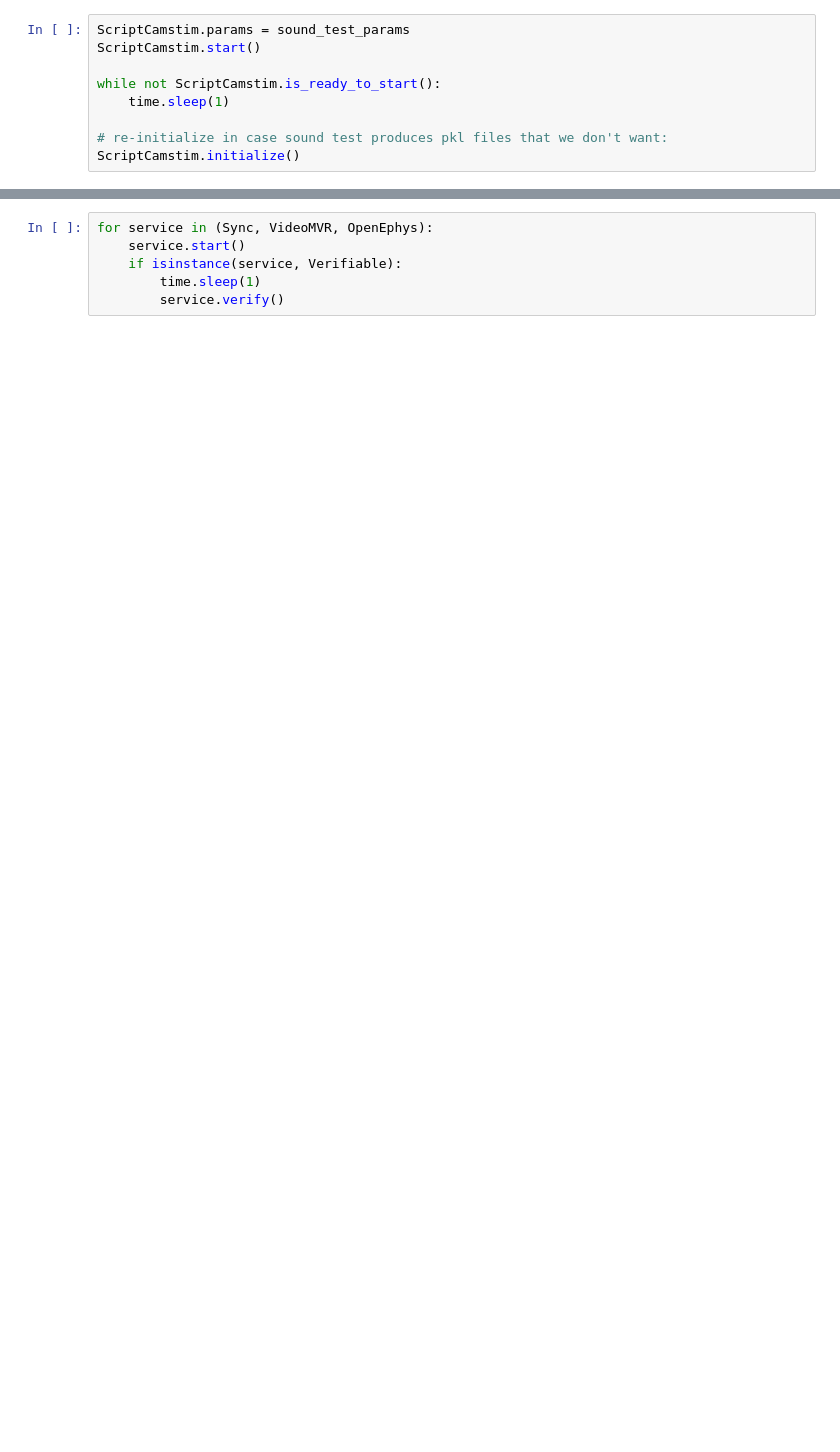
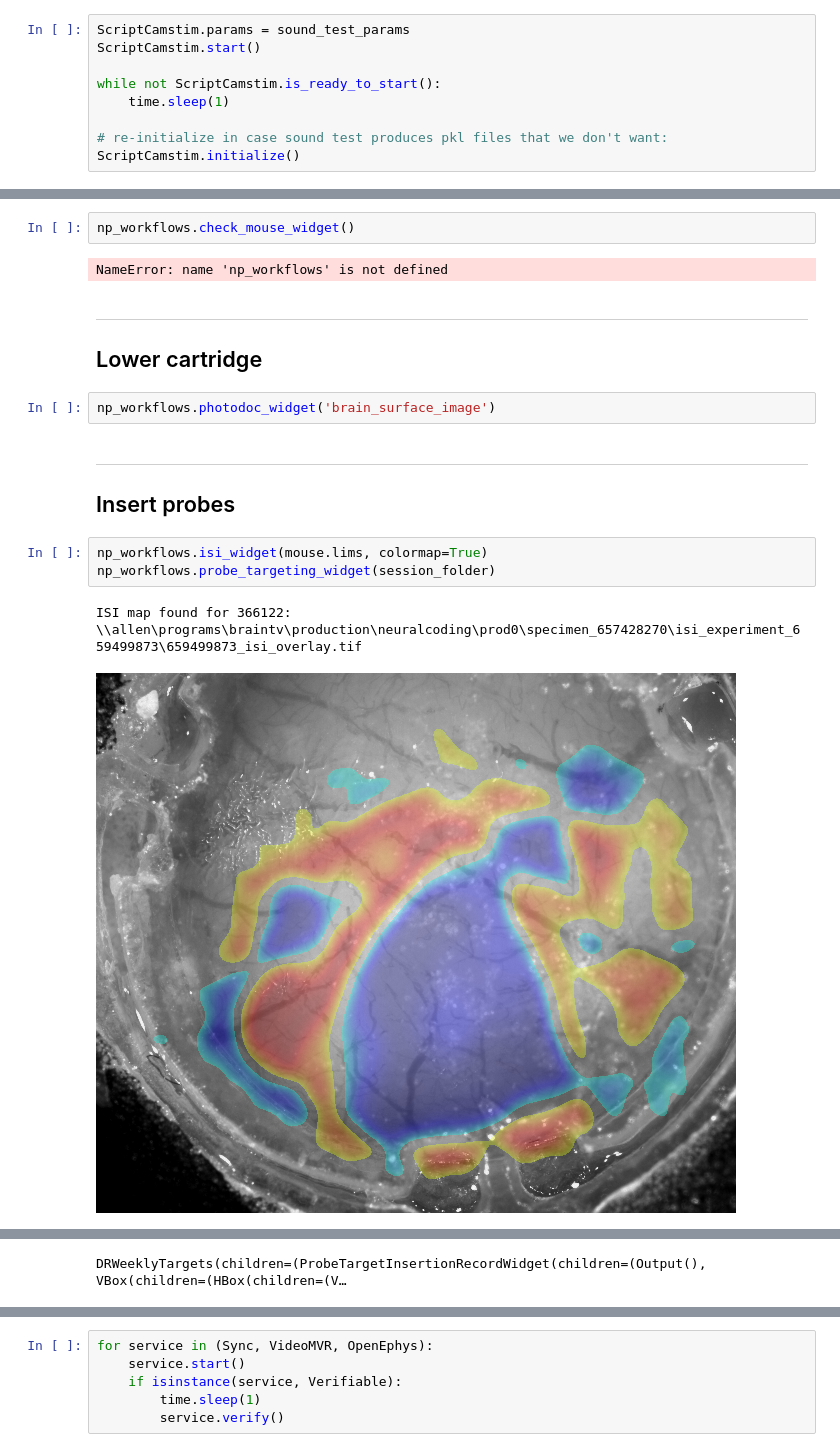
Before and after one commit to ryan-gillis/np_notebooks, a Jupyter notebook: dynamic_routing/dynamic_routing_task2_pilot.ipynb, the cells around one changed output, grey strips where cells are left out. Drawn from its saved outputs; the diff is of its cells as text; blank space fills up the shorter version.

Commit message:
Add new widgets

```diff
--- a/dynamic_routing/dynamic_routing_task2_pilot.ipynb
+++ b/dynamic_routing/dynamic_routing_task2_pilot.ipynb
@@ -196,0 +211,19 @@ Sync.get_state()
+# %%
+np_workflows.check_mouse_widget()
+# %% [output]
+NameError: name 'np_workflows' is not defined
+# %% [markdown]
+***
+## Lower cartridge
+# %%
+np_workflows.photodoc_widget('brain_surface_image')
+# %% [markdown]
+***
+## Insert probes
+# %%
+np_workflows.isi_widget(mouse.lims, colormap=True)
+np_workflows.probe_targeting_widget(session_folder)
+# %% [output]
+ISI map found for 366122:
+\\allen\programs\braintv\production\neuralcoding\prod0\specimen_657428270\isi_experiment_659499873\659499873_isi_overlay.tif
+[figure, added]
@@ -196,0 +231 @@ Sync.get_state()
+DRWeeklyTargets(children=(ProbeTargetInsertionRecordWidget(children=(Output(), VBox(children=(HBox(children=(V…
```
Also changed, not shown: parts of 79 cells of this notebook, 2 other files.
